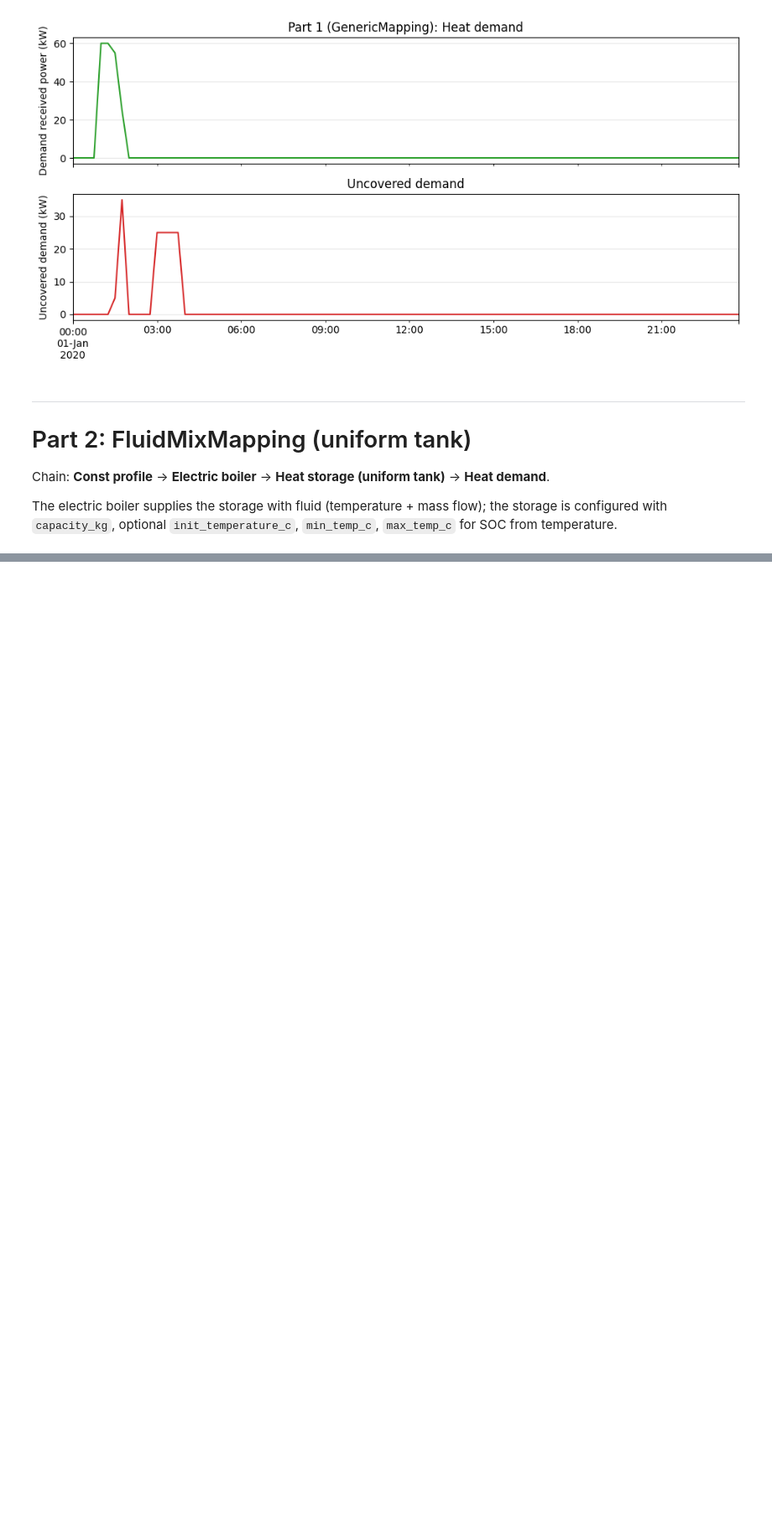
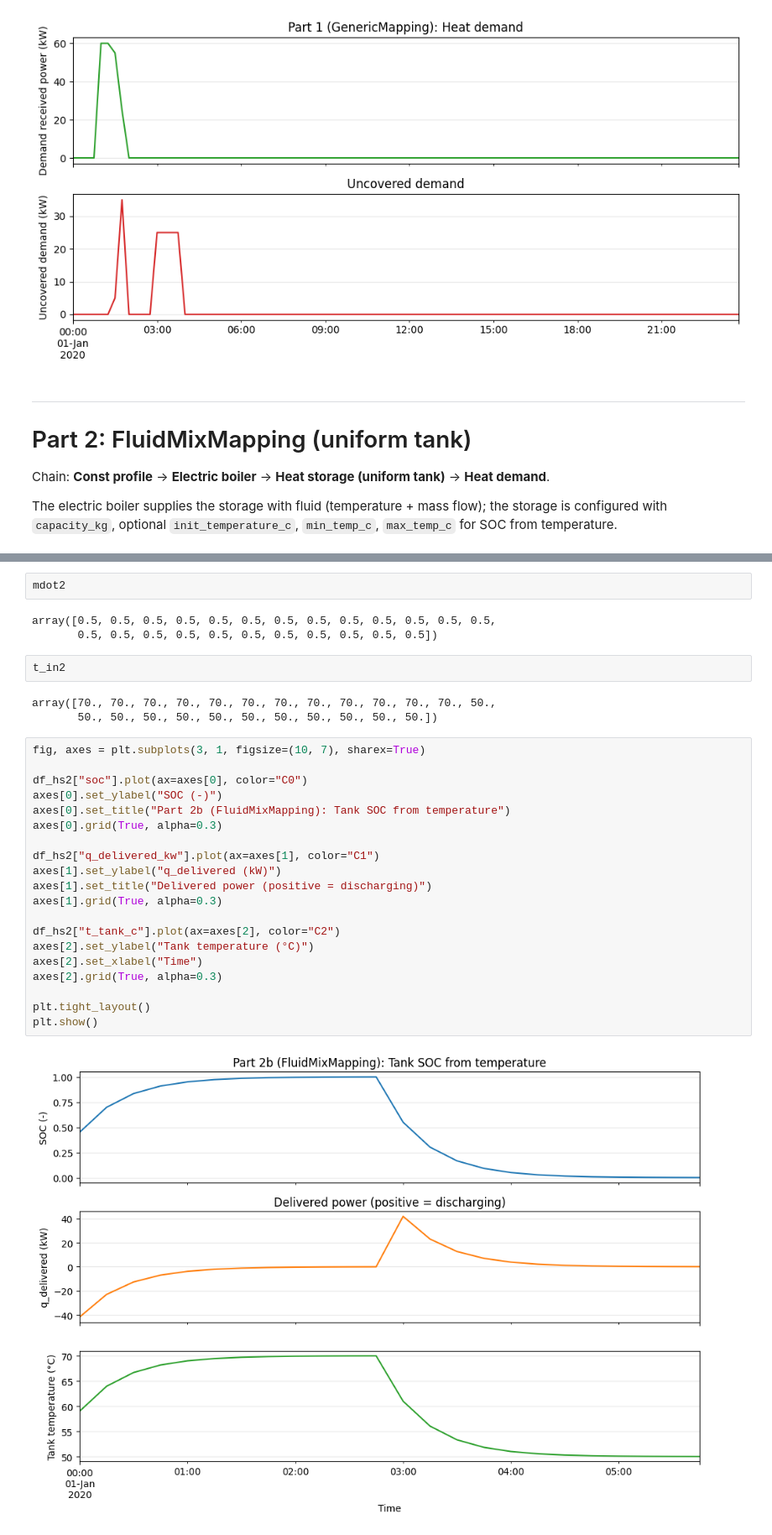
Before and after one commit to e2nIEE/pandaprosumer, a Jupyter notebook: tutorials/heat_storage_tutorial.ipynb, the cells around one changed output, grey strips where cells are left out. Shown at 84% size. Saved outputs shown, nothing was run; the diff lists cells and outputs as text; blank space fills up the shorter version.

```diff
--- a/tutorials/heat_storage_tutorial.ipynb
+++ b/tutorials/heat_storage_tutorial.ipynb
@@ -316,0 +484,32 @@ df_hd2.plot()
+# %%
+mdot2
+# %% [output]
+array([0.5, 0.5, 0.5, 0.5, 0.5, 0.5, 0.5, 0.5, 0.5, 0.5, 0.5, 0.5, 0.5,
+       0.5, 0.5, 0.5, 0.5, 0.5, 0.5, 0.5, 0.5, 0.5, 0.5, 0.5])
+# %%
+t_in2
+# %% [output]
+array([70., 70., 70., 70., 70., 70., 70., 70., 70., 70., 70., 70., 50.,
+       50., 50., 50., 50., 50., 50., 50., 50., 50., 50., 50.])
+# %%
+fig, axes = plt.subplots(3, 1, figsize=(10, 7), sharex=True)
+
+df_hs2["soc"].plot(ax=axes[0], color="C0")
+axes[0].set_ylabel("SOC (-)")
+axes[0].set_title("Part 2b (FluidMixMapping): Tank SOC from temperature")
+axes[0].grid(True, alpha=0.3)
+
+df_hs2["q_delivered_kw"].plot(ax=axes[1], color="C1")
+axes[1].set_ylabel("q_delivered (kW)")
+axes[1].set_title("Delivered power (positive = discharging)")
+axes[1].grid(True, alpha=0.3)
+
+df_hs2["t_tank_c"].plot(ax=axes[2], color="C2")
+axes[2].set_ylabel("Tank temperature (°C)")
+axes[2].set_xlabel("Time")
+axes[2].grid(True, alpha=0.3)
+
+plt.tight_layout()
+plt.show()
+# %% [output]
+[figure, added]
```
Also changed, not shown: parts of 17 cells of this notebook, 3 other files.
